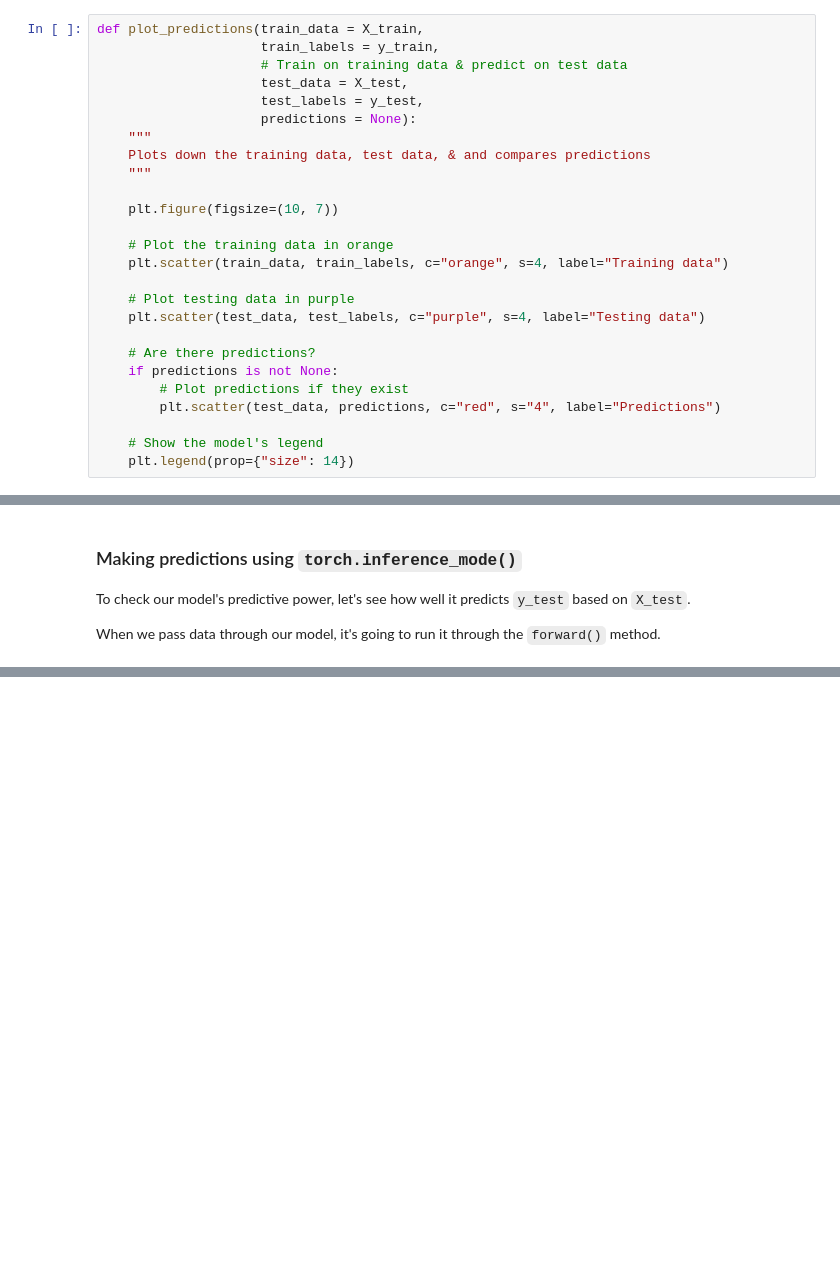
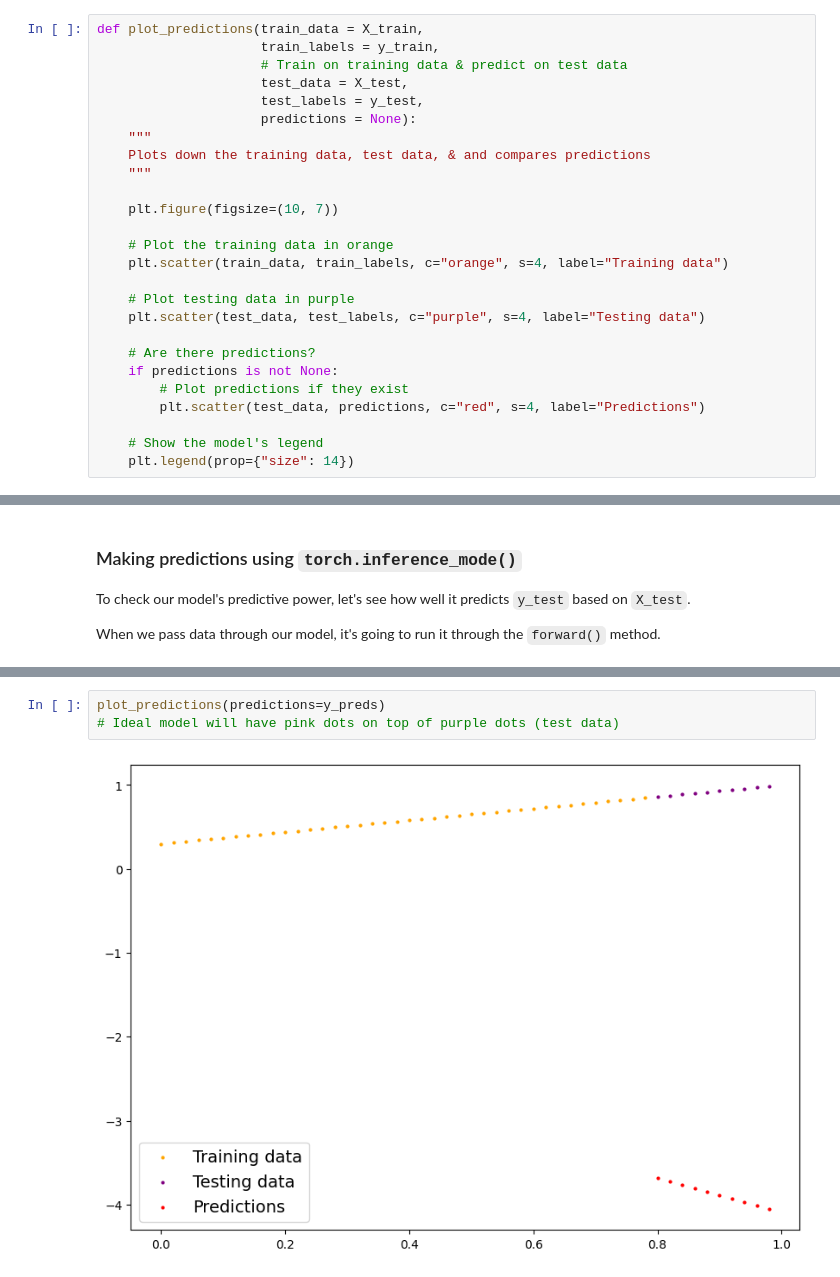
Before and after one commit to ggalindo11/Pytorch_Fundamentals, a Jupyter notebook: 01_pytorch_workflow.ipynb, the cells around one changed output, grey strips where cells are left out. Saved outputs shown, nothing was run; the diff lists cells and outputs as text; blank space fills up the shorter version.

```diff
--- a/01_pytorch_workflow.ipynb
+++ b/01_pytorch_workflow.ipynb
@@ -118,7 +118,7 @@ def plot_predictions(train_data = X_train,
     # Are there predictions?
     if predictions is not None:
         # Plot predictions if they exist
-        plt.scatter(test_data, predictions, c="red", s="4", label="Predictions")
+        plt.scatter(test_data, predictions, c="red", s=4, label="Predictions")
 
     # Show the model's legend
     plt.legend(prop={"size": 14})
@@ -237,0 +254,5 @@ tensor([[-3.6863],
+# %%
+plot_predictions(predictions=y_preds)
+# Ideal model will have pink dots on top of purple dots (test data)
+# %% [output]
+[figure, added]
```
Also changed, not shown: parts of 11 cells of this notebook.
